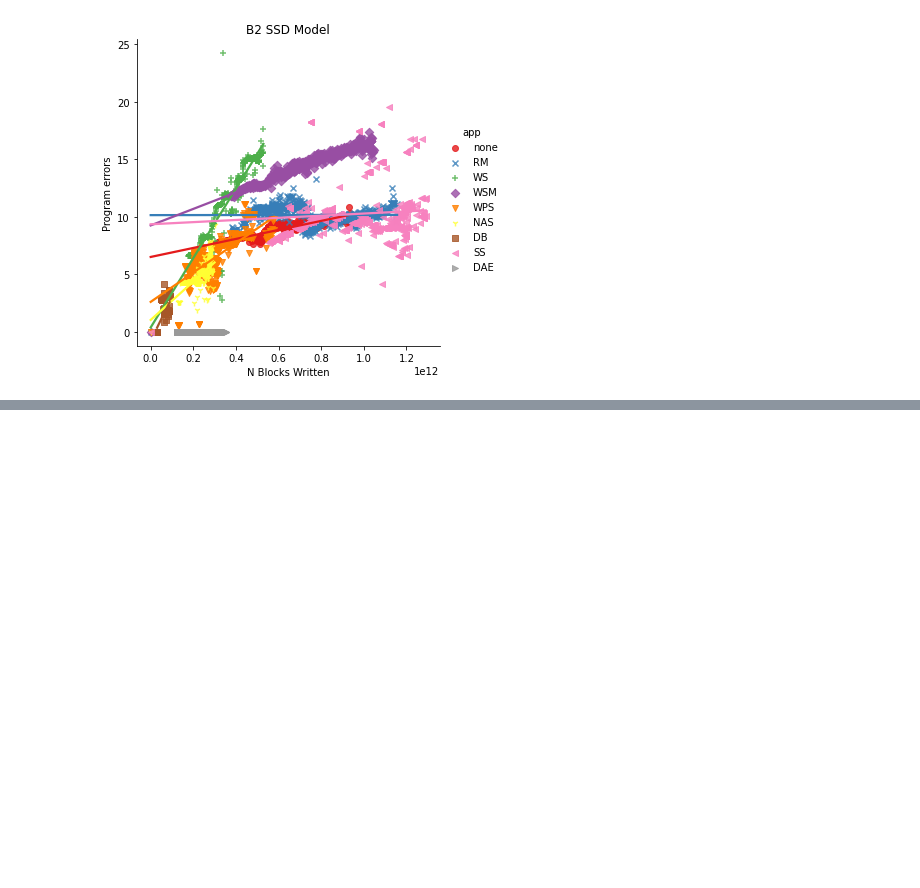
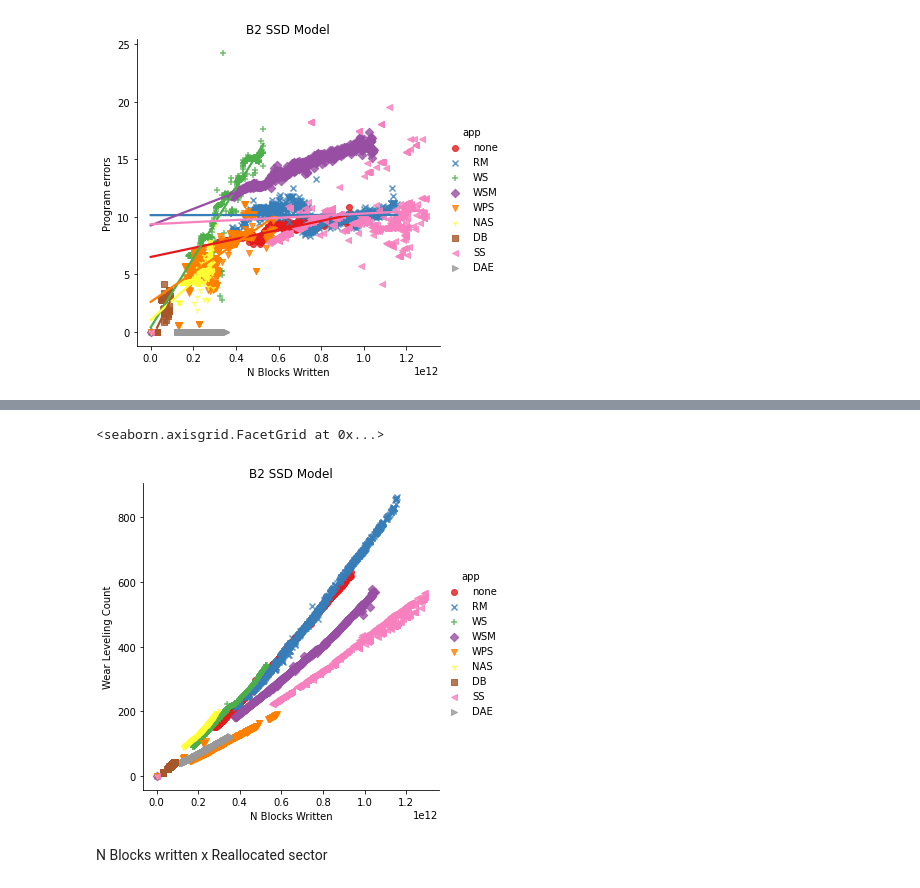
Before and after one commit to EricBorba/StorageFailurePredictor, a Jupyter notebook: onlyForTests.ipynb, the cells around one changed output, grey strips where cells are left out. Drawn from its saved outputs; the diff is of its cells as text; code cells hidden in the pictures; blank space fills up the shorter version.

```diff
--- a/onlyForTests.ipynb
+++ b/onlyForTests.ipynb
@@ -219,0 +238,8 @@ graph.set(xlabel ="N Blocks Written", ylabel = "Program errors", title ='B2 SSD
+# %%
+graph = sns.lmplot(x="n_b_written", y="w_r_d", hue="app", hue_order=['none','RM','WS','WSM', 'WPS', 'NAS', 'DB', 'SS', 'DAE'],data=group, markers=["o", "x", "+", "D", "v", "1", "s", "<", ">"], palette="Set1",x_ci="ci", ci=None, fit_reg=False)
+graph.set(xlabel ="N Blocks Written", ylabel = "Wear Leveling Count", title ='B2 SSD Model')
+# %% [output]
+<seaborn.axisgrid.FacetGrid at 0x...>
+[figure, added]
+# %% [markdown]
+N Blocks written x Reallocated sector
```
Also changed, not shown: parts of 23 cells of this notebook.
